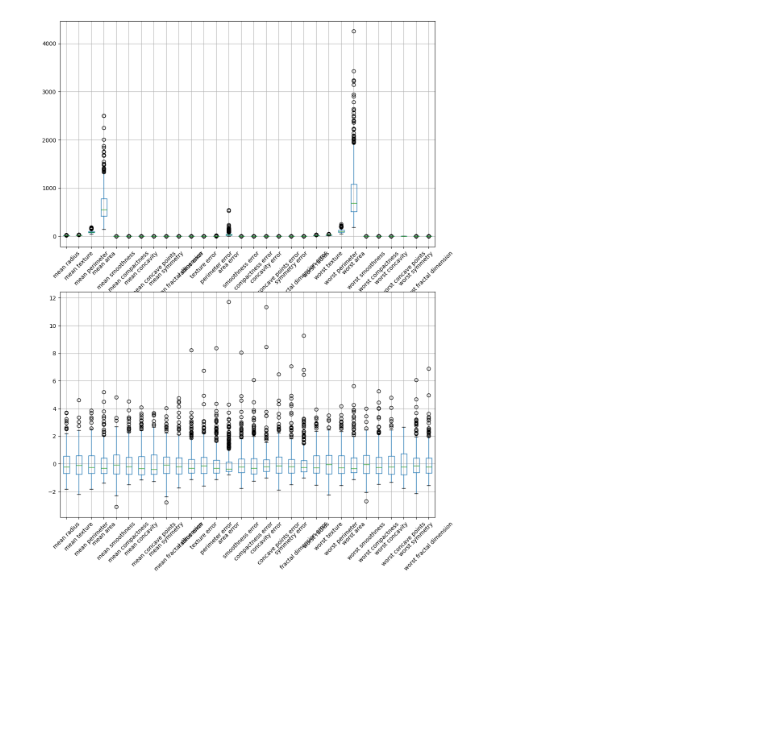
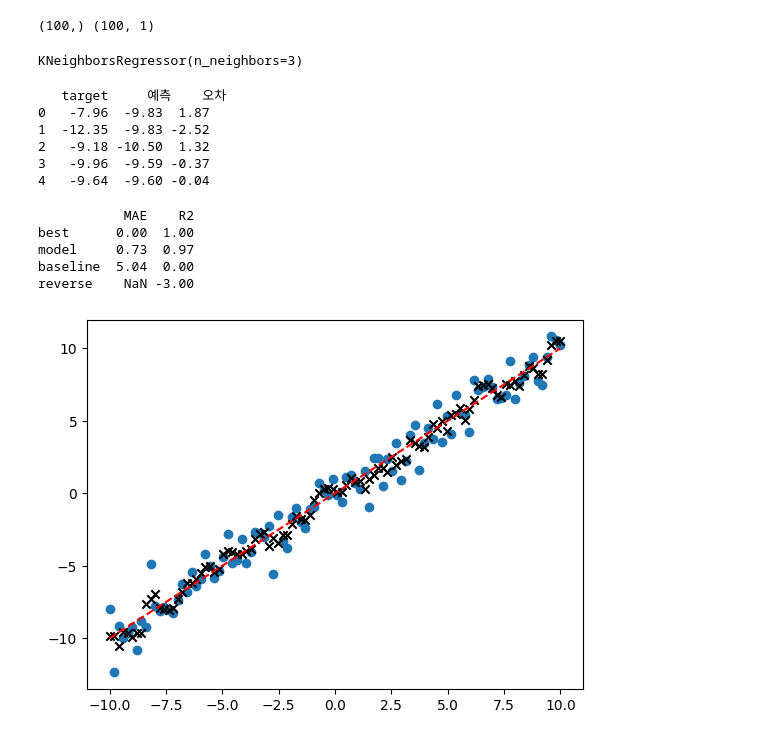
Before and after one commit to rjs424/pyml, a Jupyter notebook: test.ipynb, the cells around one changed output. Saved outputs shown, nothing was run; the diff lists cells and outputs as text; code cells hidden in the pictures; blank space fills up the shorter version.

```diff
--- a/test.ipynb
+++ b/test.ipynb
@@ -245,19 +11,31 @@ print(채점.sum())
-# %%
-from sklearn.preprocessing import StandardScaler
-
-train_data, test_data, train_target, test_target = train_test_split(
-    cancer.data, cancer.target, test_size=0.25, random_state=2, stratify=cancer.target)
-
-scaler = StandardScaler()
-scaler.fit(train_data)
-train_data = scaler.transform(train_data)
-assert np.allclose(train_data.mean(axis=0), 0) and np.allclose(train_data.std(axis=0), 1)
-
-plt.figure(figsize=(12, 16))
-plt.subplot(2, 1, 1)
-cancer.data.boxplot(rot = 45)
-plt.subplot(2, 1, 2)
-pd.DataFrame(train_data, columns=cancer.feature_names).boxplot(rot=45)
-plt.show()
-# %% [output]
-[figure, removed]
+# %%
+from sklearn.neighbors import KNeighborsRegressor
+
+random = np.random.default_rng(3)
+
+xs = np.linspace(-10, 10, 100)
+평균, 편차 = 0, 1
+noise = random.normal(평균, 편차, xs.shape)
+ys = xs + noise
+data = xs.reshape(-1, 1)
+print(xs.shape, data.shape)
+target = ys
+model = KNeighborsRegressor(n_neighbors=3)
+model.fit(data, target)
+# %% [output]
+(100,) (100, 1)
+KNeighborsRegressor(n_neighbors=3)
+# %%
+예측 = model.predict(data)
+print(pd.DataFrame({
+    'target': target,
+    '예측': 예측,
+    '오차': target - 예측
+}).head(5).round(2))
+# %% [output]
+   target     예측    오차
+0   -7.96  -9.83  1.87
+1  -12.35  -9.83 -2.52
+2   -9.18 -10.50  1.32
+3   -9.96  -9.59 -0.37
+4   -9.64  -9.60 -0.04
@@ -263,0 +47,29 @@ plt.show()
+# %%
+error = target - 예측
+정답평균 = np.mean(target)
+scores = {}
+scores['MAE'] = {
+    'best': np.mean(np.abs(target - target)),
+    'model': np.mean(np.abs(error)),
+    'baseline': np.mean(np.abs(target - 정답평균))
+}
+scores['R2'] = {
+    'best': r2_score(target, target),
+    'model': r2_score(target, 예측),
+    'baseline': r2_score(target, 정답평균),
+    'reverse': r2_score(target, -target)
+}
+print(pd.DataFrame(scores).round(2))
+# %% [output]
+           MAE    R2
+best      0.00  1.00
+model     0.73  0.97
+baseline  5.04  0.00
+reverse    NaN -3.00
+# %%
+plt.scatter(xs, ys)
+plt.plot(xs, ys - noise, color='red', linestyle='--')
+plt.scatter(xs, model.predict(data), color='black', marker='x')
+plt.show()
+# %% [output]
+[figure, added]
```
Also changed, not shown: parts of 21 cells of this notebook.
